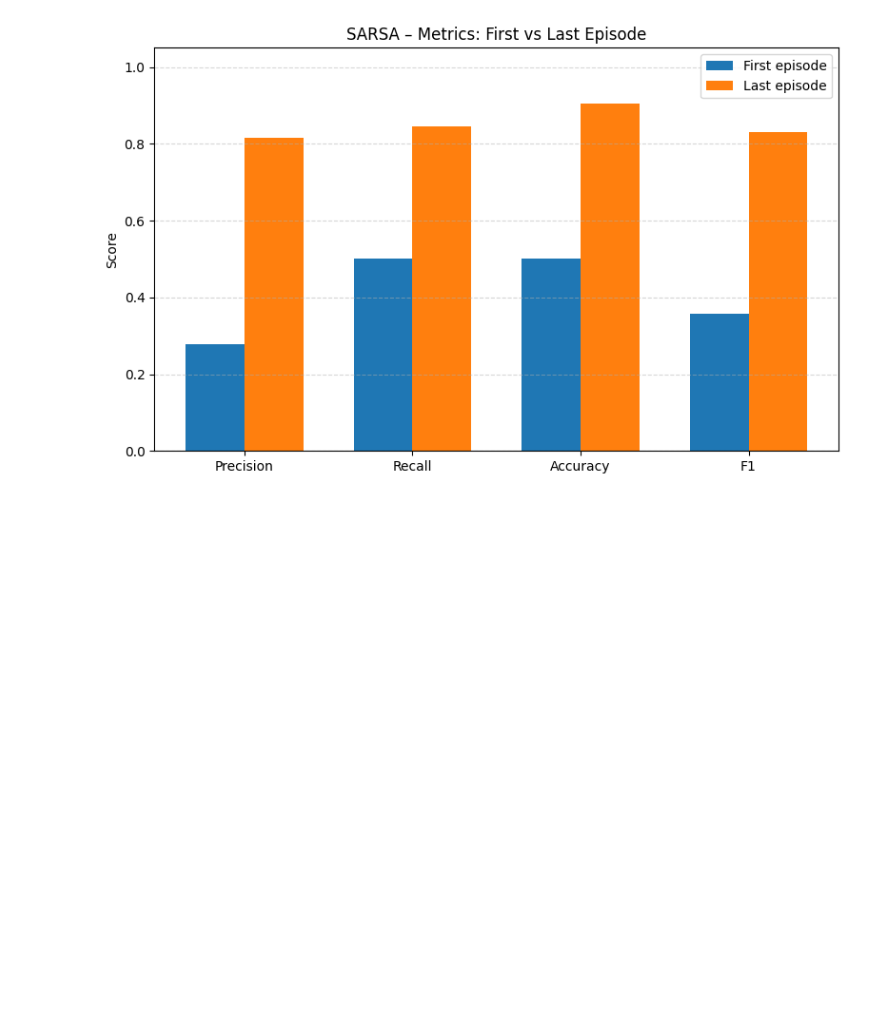
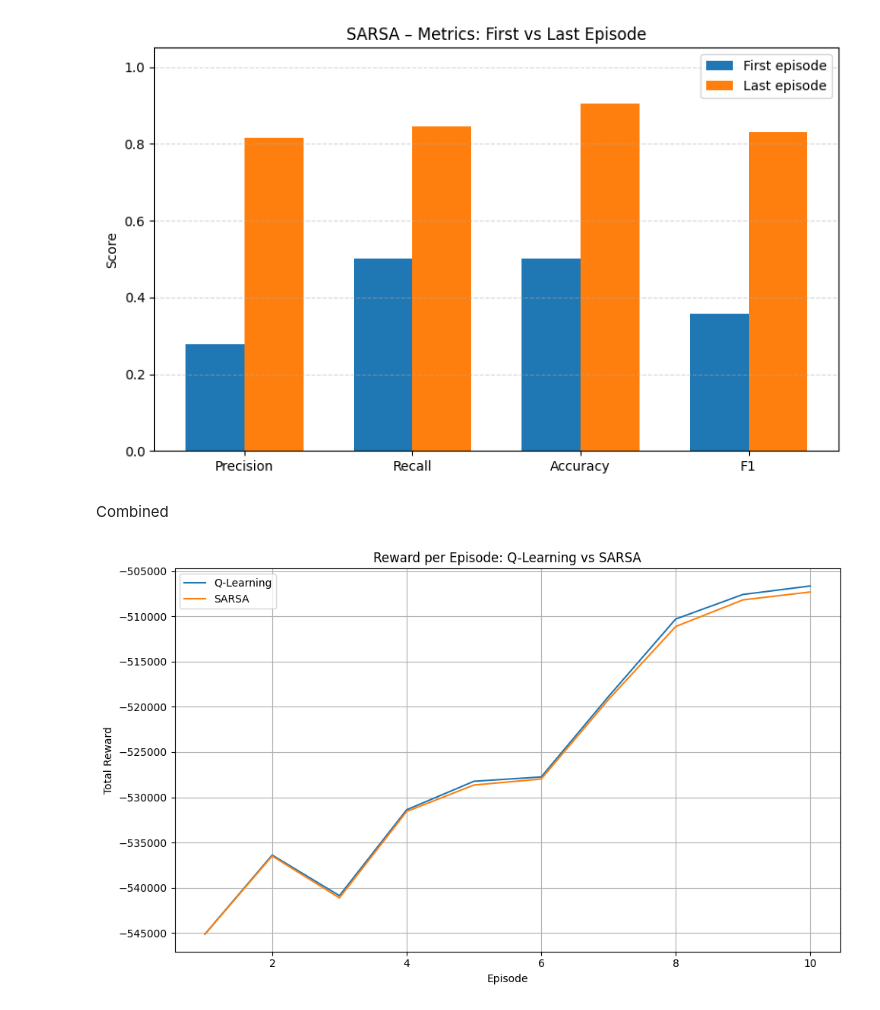
Before and after one commit to vmbobato/RL-Firewall, a Jupyter notebook: notebooks/visualization.ipynb, the cells around one changed output. Cells and saved outputs as stored; diff of their text form; code cells hidden in the pictures; blank space fills up the shorter version.

Commit message:
added combined results

```diff
--- a/notebooks/visualization.ipynb
+++ b/notebooks/visualization.ipynb
@@ -246,3 +253,29 @@ plt.savefig(f'../results/{agent_name}/metrics_comparison.png')
 plt.show()
 # %% [output]
 [figure]
+# %% [markdown]
+Combined
+# %%
+ql_rewards = results["QLearning"]["reward_curve"]
+sarsa_rewards = results["SARSA"]["reward_curve"]
+
+
+ql_episodes = range(1, len(ql_rewards) + 1)
+sarsa_episodes = range(1, len(sarsa_rewards) + 1)
+
+plt.figure(figsize=(10, 6))
+
+# 3. Plot both curves
+plt.plot(ql_episodes, ql_rewards, label="Q-Learning")
+plt.plot(sarsa_episodes, sarsa_rewards, label="SARSA")
+
+plt.xlabel("Episode")
+plt.ylabel("Total Reward")
+plt.title("Reward per Episode: Q-Learning vs SARSA")
+plt.legend()
+plt.grid(True)
+plt.tight_layout()
+plt.savefig('../results/combined/agent_rewards_plot.png')
+plt.show()
+# %% [output]
+[figure, added]
```
Also changed, not shown: parts of 2 cells of this notebook, 2 other files.
